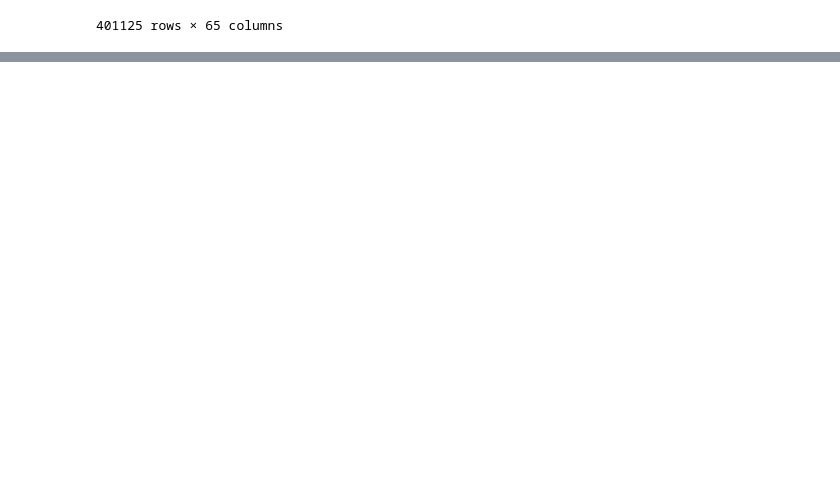
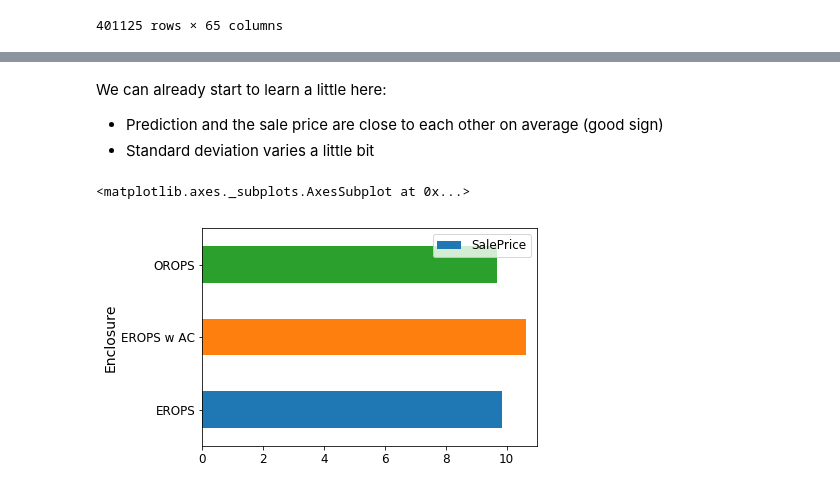
Before and after one commit to Sundragon1993/fastai, a Jupyter notebook: courses/ml1/lesson2-rf_interpretation.ipynb, the cells around one changed output, grey strips where cells are left out. Drawn from its saved outputs; the diff is of its cells as text; code cells hidden in the pictures; blank space fills up the shorter version.

```diff
--- a/courses/ml1/lesson2-rf_interpretation.ipynb
+++ b/courses/ml1/lesson2-rf_interpretation.ipynb
@@ -60,0 +105,4 @@ df_raw
+# %%
+flds = ['Enclosure', 'SalePrice', 'pred', 'pred_std']
+enc_summ = x[flds].groupby('Enclosure', as_index=False).mean()
+enc_summ
@@ -60,0 +117,11 @@ df_raw
+# %% [markdown]
+We can already start to learn a little here:
+
+- Prediction and the sale price are close to each other on average (good sign)
+- Standard deviation varies a little bit
+# %%
+enc_summ = enc_summ[~pd.isnull(enc_summ.SalePrice)]
+enc_summ.plot('Enclosure', 'SalePrice', 'barh', xlim=(0, 11))
+# %% [output]
+<matplotlib.axes._subplots.AxesSubplot at 0x...>
+[figure, added]
```
Also changed, not shown: parts of 28 cells of this notebook.
